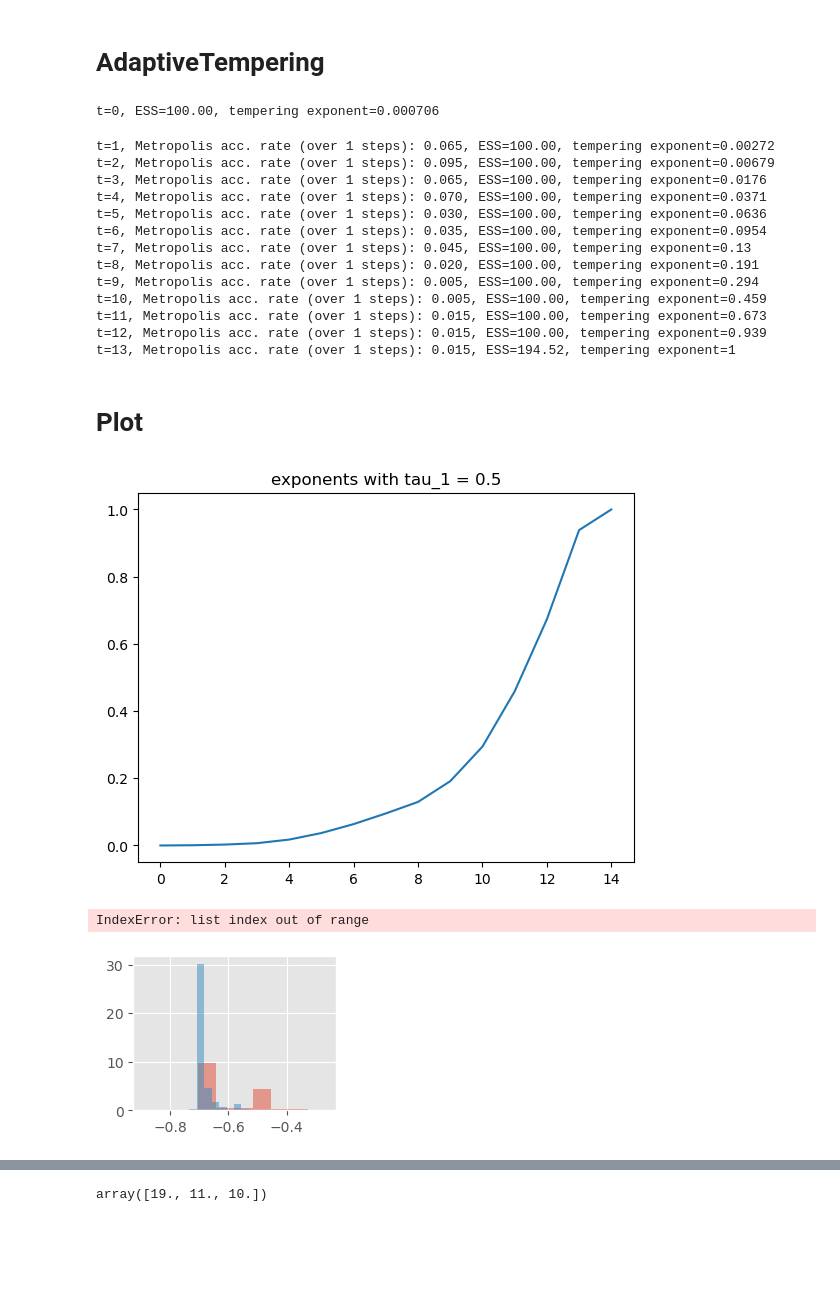
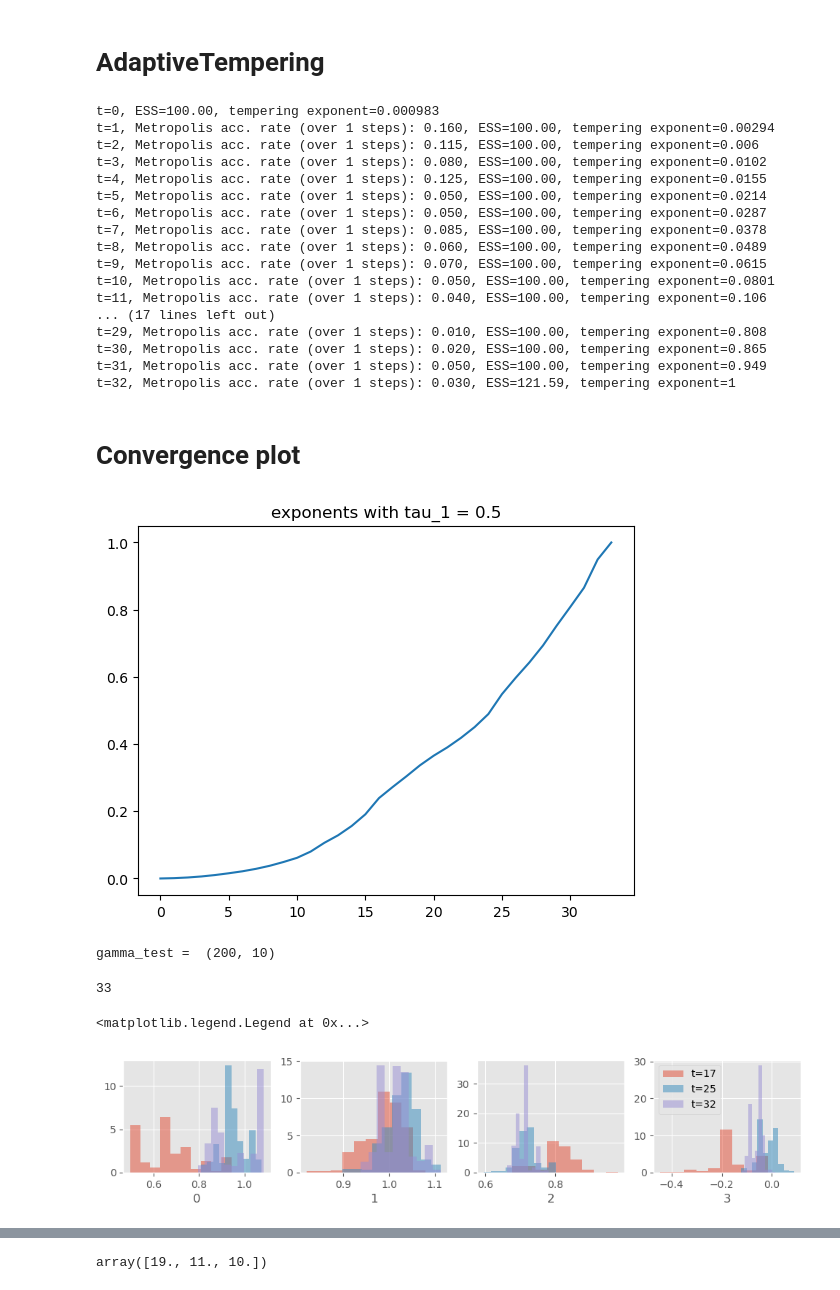
Before and after one commit to DanielBonnery/poisson_network_models, a Jupyter notebook: src/smc_2324_project/experiments/VEM_SMC/test_vem_smc.ipynb, the cells around one changed output, grey strips where cells are left out. Drawn from its saved outputs; the diff is of its cells as text; code cells hidden in the pictures; blank space fills up the shorter version.

```diff
--- a/src/smc_2324_project/experiments/VEM_SMC/test_vem_smc.ipynb
+++ b/src/smc_2324_project/experiments/VEM_SMC/test_vem_smc.ipynb
@@ -20,7 +20,7 @@ c:\Users\Paul\Documents\X
 # %%
 # hyperparameters
 n, k, p = 40, 3, 4
-gamma_0 = np.array([0.6,0.6,0.6,1, 0, 3, 1.1, 2.2, 0.1, -0.3])
+gamma_0 = np.array([0.6,0.6,0.6]+[1, 0, 3, 1.1, 2.2, 0.1, -0.3])
 V_0 = np.eye(len(gamma_0))
 e_0 = 3 * np.ones(k)
 
@@ -35,7 +35,7 @@ alpha, beta, nu = generate_network_params(k, gamma_0, V_0, e_0)
 X = generate_covariates(n, p)
 sample_from_network((alpha, beta, nu), X)
 theta = (alpha,beta,nu)
-Y, Z = sample_from_network(theta,X, return_Z=True)
+Z, Y = sample_from_network(theta,X, return_Z=True)
 # %% [markdown]
 # VEM inference
 # %%
@@ -99,22 +98,25 @@ alg = particles.SMC(fk=fk_tpr, N=200, ESSrmin=0.8,
                     store_history=True, verbose=True)
 alg.run()
 # %% [output]
-t=0, ESS=100.00, tempering exponent=0.000706
+t=0, ESS=100.00, tempering exponent=0.000983
+t=1, Metropolis acc. rate (over 1 steps): 0.160, ESS=100.00, tempering exponent=0.00294
+t=2, Metropolis acc. rate (over 1 steps): 0.115, ESS=100.00, tempering exponent=0.006
+t=3, Metropolis acc. rate (over 1 steps): 0.080, ESS=100.00, tempering exponent=0.0102
+t=4, Metropolis acc. rate (over 1 steps): 0.125, ESS=100.00, tempering exponent=0.0155
+t=5, Metropolis acc. rate (over 1 steps): 0.050, ESS=100.00, tempering exponent=0.0214
+t=6, Metropolis acc. rate (over 1 steps): 0.050, ESS=100.00, tempering exponent=0.0287
+t=7, Metropolis acc. rate (over 1 steps): 0.085, ESS=100.00, tempering exponent=0.0378
+t=8, Metropolis acc. rate (over 1 steps): 0.060, ESS=100.00, tempering exponent=0.0489
+t=9, Metropolis acc. rate (over 1 steps): 0.070, ESS=100.00, tempering exponent=0.0615
+t=10, Metropolis acc. rate (over 1 steps): 0.050, ESS=100.00, tempering exponent=0.0801
+t=11, Metropolis acc. rate (over 1 steps): 0.040, ESS=100.00, tempering exponent=0.106
+... (17 lines left out)
+t=29, Metropolis acc. rate (over 1 steps): 0.010, ESS=100.00, tempering exponent=0.808
+t=30, Metropolis acc. rate (over 1 steps): 0.020, ESS=100.00, tempering exponent=0.865
+t=31, Metropolis acc. rate (over 1 steps): 0.050, ESS=100.00, tempering exponent=0.949
+t=32, Metropolis acc. rate (over 1 steps): 0.030, ESS=121.59, tempering exponent=1
-t=1, Metropolis acc. rate (over 1 steps): 0.065, ESS=100.00, tempering exponent=0.00272
-t=2, Metropolis acc. rate (over 1 steps): 0.095, ESS=100.00, tempering exponent=0.00679
-t=3, Metropolis acc. rate (over 1 steps): 0.065, ESS=100.00, tempering exponent=0.0176
-t=4, Metropolis acc. rate (over 1 steps): 0.070, ESS=100.00, tempering exponent=0.0371
-t=5, Metropolis acc. rate (over 1 steps): 0.030, ESS=100.00, tempering exponent=0.0636
-t=6, Metropolis acc. rate (over 1 steps): 0.035, ESS=100.00, tempering exponent=0.0954
-t=7, Metropolis acc. rate (over 1 steps): 0.045, ESS=100.00, tempering exponent=0.13
-t=8, Metropolis acc. rate (over 1 steps): 0.020, ESS=100.00, tempering exponent=0.191
-t=9, Metropolis acc. rate (over 1 steps): 0.005, ESS=100.00, tempering exponent=0.294
-t=10, Metropolis acc. rate (over 1 steps): 0.005, ESS=100.00, tempering exponent=0.459
-t=11, Metropolis acc. rate (over 1 steps): 0.015, ESS=100.00, tempering exponent=0.673
-t=12, Metropolis acc. rate (over 1 steps): 0.015, ESS=100.00, tempering exponent=0.939
-t=13, Metropolis acc. rate (over 1 steps): 0.015, ESS=194.52, tempering exponent=1
-# %% [markdown]
-# Plot
+# %% [markdown]
+# Convergence plot
 # %%
 # exponents
 exponents = alg.X.shared["exponents"]
@@ -122,21 +124,31 @@ plt.plot(exponents)
 plt.title("exponents with tau_1 = 0.5")
 plt.show()
 # %% [output]
-[figure, old version]
+[figure, new version]
+# %%
+gamma_test = alg.hist.X[0].theta["theta"]["gamma"]
+print("gamma_test = ", gamma_test.shape)
+# %% [output]
+gamma_test =  (200, 10)
+# %%
+len(alg.hist.X)
+# %% [output]
+33
 # %%
 # beta distribution
 plt.style.use('ggplot')
 fig = plt.figure(figsize=(12, 2))
 num_exponents = len(exponents)
 for beta_idx in range(4):
     plt.subplot(1, 4, beta_idx+1)
-    for t in [num_exponents//2, int(3/4*num_exponents), num_exponents-1]:
+    for t in [num_exponents//2, int(3/4*num_exponents), num_exponents-2]:
+        assert t < len(alg.hist.X), "t={} is greater than {}".format(t, len(alg.hist.X))
         beta_i = alg.hist.X[t].theta["theta"]["gamma"][:,k*(k+1)//2+beta_idx]
         weights = alg.hist.wgts[t].W
         plt.hist(beta_i, weights=weights, label="t=%i" % t,
                  alpha=0.5, density=True)
     plt.xlabel(beta_idx)
 plt.legend()
 # %% [output]
-IndexError: list index out of range
+<matplotlib.legend.Legend at 0x...>
-[figure, old version]
+[figure, new version]
```
Also changed, not shown: parts of 5 cells of this notebook, 4 other files.
